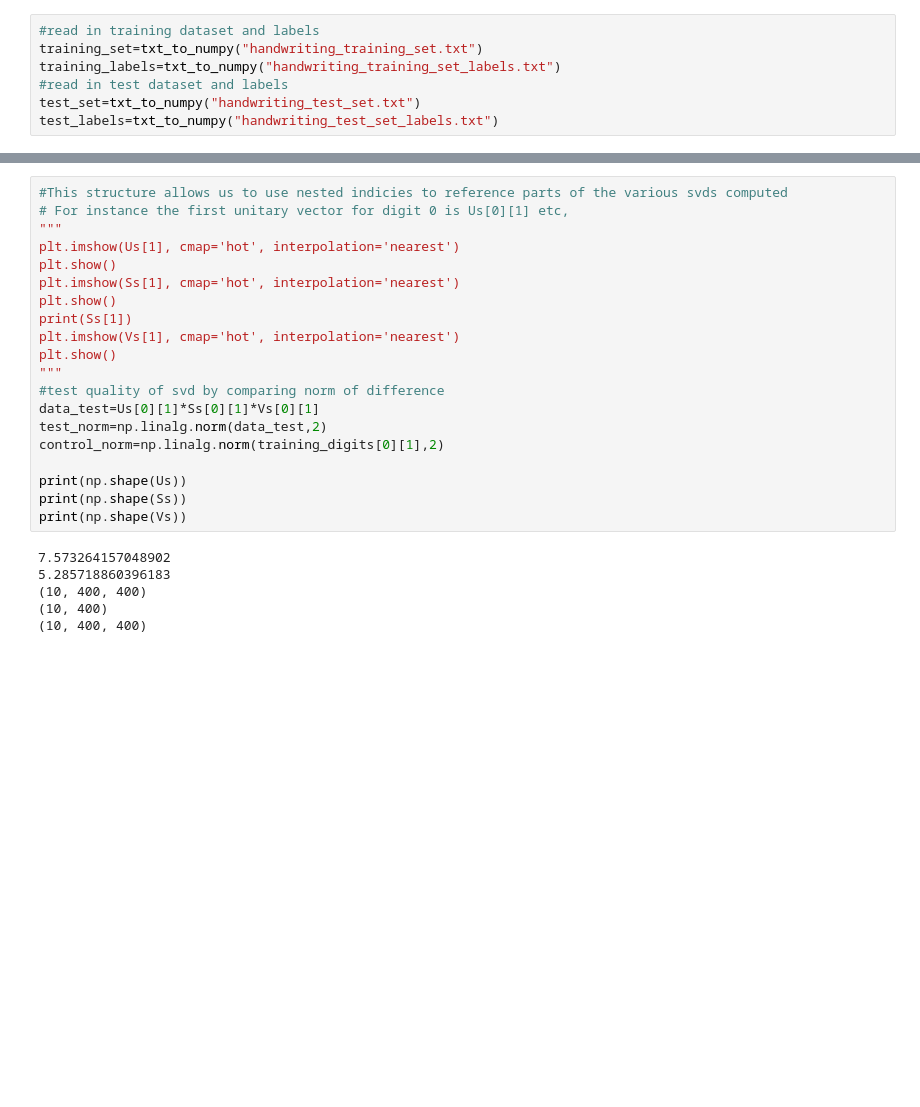
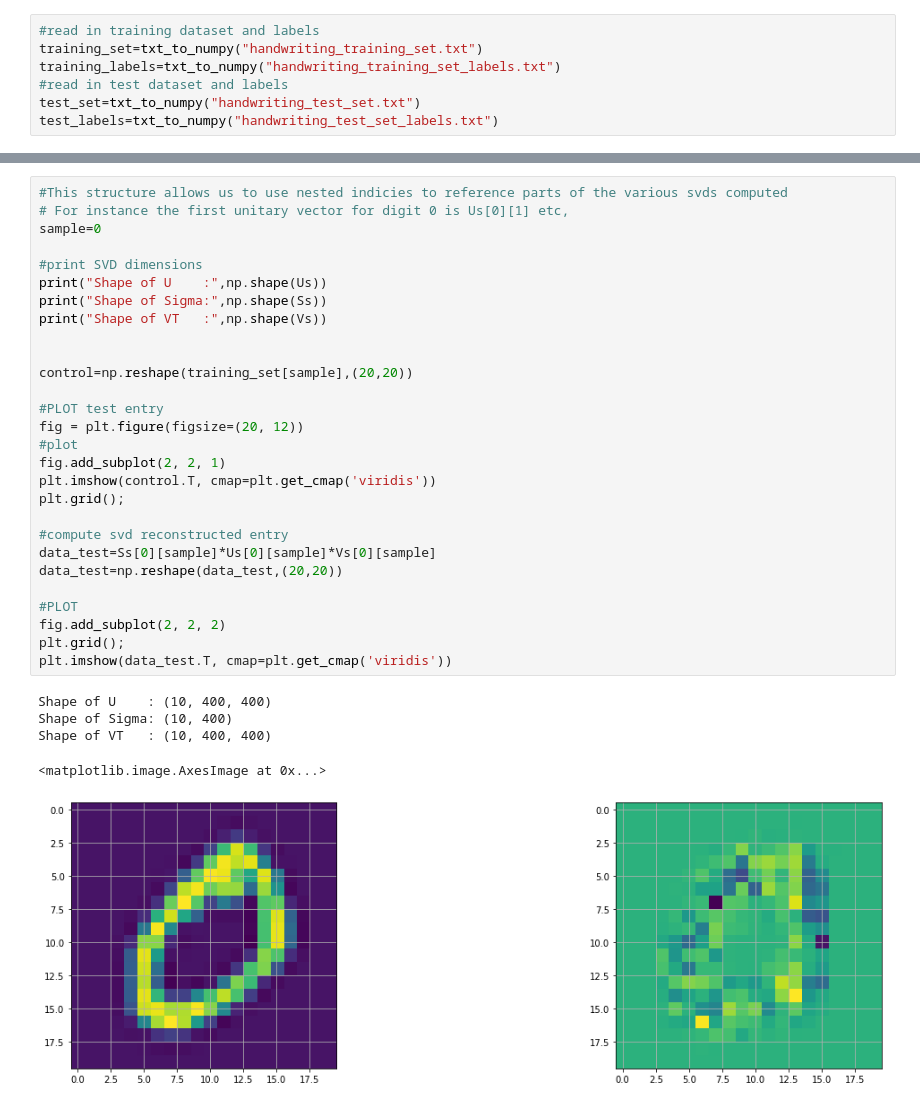
Before and after one commit to qherm/math425-final-project, a Jupyter notebook: Problem 3.ipynb, the cells around one changed output, grey strips where cells are left out. Drawn from its saved outputs; the diff is of its cells as text; blank space fills up the shorter version.

```diff
--- a/Problem 3.ipynb
+++ b/Problem 3.ipynb
@@ -50,26 +72,34 @@ Vs=np.array(R_singular_vectors).astype(float)
 # %%
 #This structure allows us to use nested indicies to reference parts of the various svds computed
 # For instance the first unitary vector for digit 0 is Us[0][1] etc,
-"""
-plt.imshow(Us[1], cmap='hot', interpolation='nearest')
-plt.show()
-plt.imshow(Ss[1], cmap='hot', interpolation='nearest')
-plt.show()
-print(Ss[1])
-plt.imshow(Vs[1], cmap='hot', interpolation='nearest')
-plt.show()
-"""
-#test quality of svd by comparing norm of difference
-data_test=Us[0][1]*Ss[0][1]*Vs[0][1]
-test_norm=np.linalg.norm(data_test,2)
-control_norm=np.linalg.norm(training_digits[0][1],2)
+sample=0
 
-print(np.shape(Us))
-print(np.shape(Ss))
-print(np.shape(Vs))
+#print SVD dimensions
+print("Shape of U    :",np.shape(Us))
+print("Shape of Sigma:",np.shape(Ss))
+print("Shape of VT   :",np.shape(Vs))
+
+
+control=np.reshape(training_set[sample],(20,20))
+
+#PLOT test entry
+fig = plt.figure(figsize=(20, 12))
+#plot
+fig.add_subplot(2, 2, 1)
+plt.imshow(control.T, cmap=plt.get_cmap('viridis'))
+plt.grid();
+
+#compute svd reconstructed entry
+data_test=Ss[0][sample]*Us[0][sample]*Vs[0][sample]
+data_test=np.reshape(data_test,(20,20))
+
+#PLOT
+fig.add_subplot(2, 2, 2)
+plt.grid();
+plt.imshow(data_test.T, cmap=plt.get_cmap('viridis'))
 # %% [output]
-7.573264157048902
-5.285718860396183
-(10, 400, 400)
-(10, 400)
-(10, 400, 400)
+Shape of U    : (10, 400, 400)
+Shape of Sigma: (10, 400)
+Shape of VT   : (10, 400, 400)
+<matplotlib.image.AxesImage at 0x...>
+[figure, added]
```
Also changed, not shown: parts of 4 cells of this notebook.
